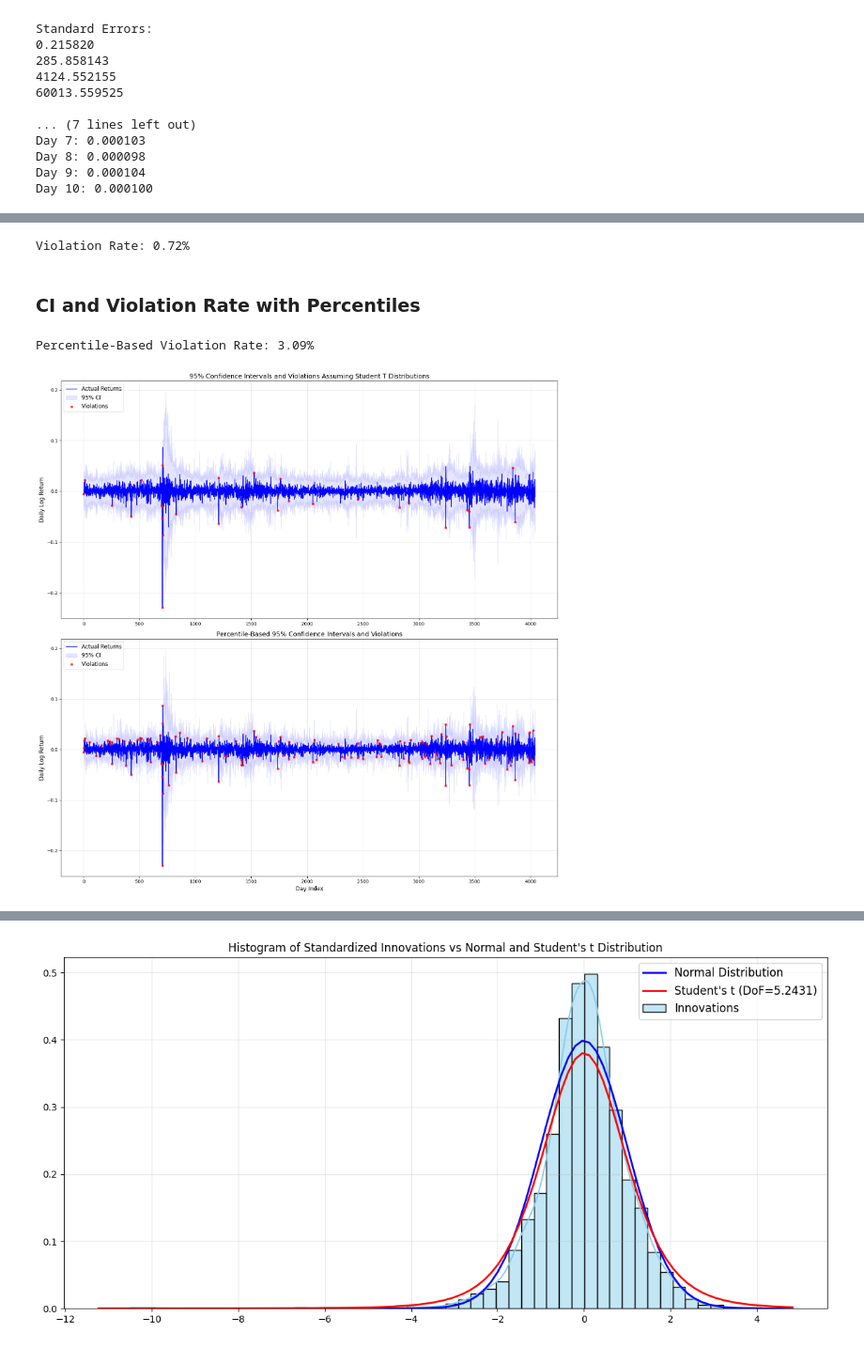
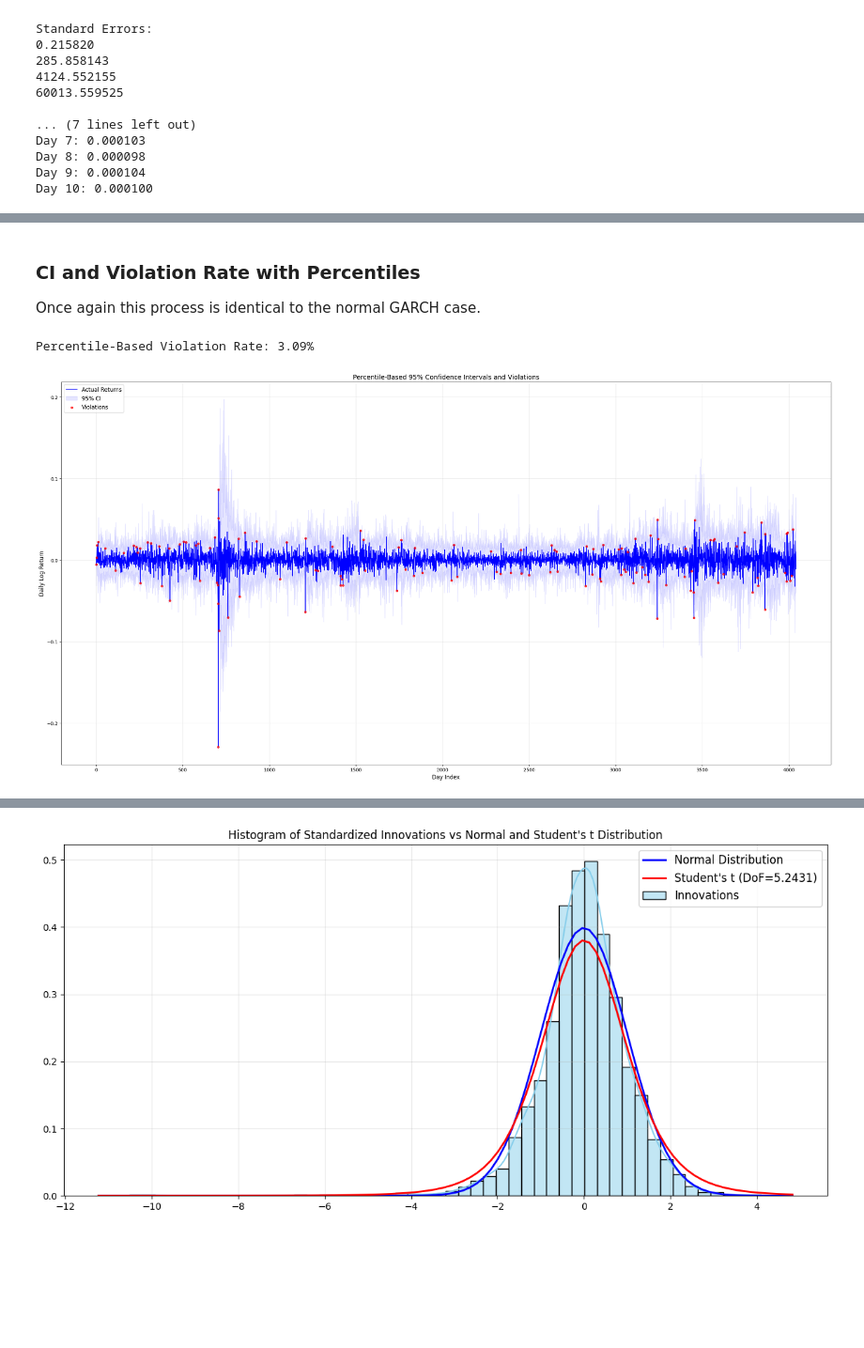
Before and after one commit to Alessandro-Dodon/garch, a Jupyter notebook: Garch.ipynb, the cells around one changed output, grey strips where cells are left out. Shown at 94% size. Drawn from its saved outputs; the diff is of its cells as text; code cells hidden in the pictures; blank space fills up the shorter version.

```diff
--- a/Garch.ipynb
+++ b/Garch.ipynb
@@ -412,26 +411,3 @@ Output:
 - `violations`: Total number of days where the observed return falls outside the confidence interval
 - `violation_rate`: The percentage of days with violations, calculated as
   $ \text{Violation Rate} = \frac{\text{Total Violations}}{\text{Total Sample Days}} $
-# %%
-# Initialize variables
-lower_bounds = np.zeros(sample_days)
-upper_bounds = np.zeros(sample_days)
-violations = 0
-
-# Calculate CIs and check for violations
-for day in range(sample_days):
-    if simulated_returns_aligned[day]:  # Ensure there are aligned values
-        simulated_values = np.array(simulated_returns_aligned[day])
-        sigma = np.std(simulated_values)
-
-        # Compute lower and upper bounds
-        lower_bounds[day] = - 1.96 * sigma
-        upper_bounds[day] = + 1.96 * sigma
-
-        # Check for violation
-        if returns[day] < lower_bounds[day] or returns[day] > upper_bounds[day]:
-            violations += 1
-
-# Calculate violation rate
-violation_rate = violations / sample_days
-print(f"Violation Rate: {violation_rate:.2%}")
@@ -750,33 +701,7 @@ where $t_{\alpha/2, \nu}$ is the critical value from the Student's t-distributio
-# %%
-# Initialize variables
-lower_bounds = np.zeros(sample_days)
-upper_bounds = np.zeros(sample_days)
-violations = 0
-
-# Calculate critical value for 95% confidence interval
-t_critical = t_distribution.ppf(0.975, df=nu)  # 97.5% quantile for 95% CI with nu degrees of freedom
-
-# Calculate CIs and check for violations
-for day in range(sample_days):
-    if simulated_returns_aligned[day]:  # Ensure there are aligned values
-        simulated_values = np.array(simulated_returns_aligned[day])
-        sigma = np.std(simulated_values)  # Compute standard deviation of simulated values
-
-        # Compute lower and upper bounds
-        lower_bounds[day] = - t_critical * sigma
-        upper_bounds[day] = + t_critical * sigma
-
-        # Check for violation
-        if returns[day] < lower_bounds[day] or returns[day] > upper_bounds[day]:
-            violations += 1
-
-# Calculate violation rate
-violation_rate = violations / sample_days
-print(f"Violation Rate: {violation_rate:.2%}")
-# %% [output]
-Violation Rate: 0.72%
 # %% [markdown]
 ### CI and Violation Rate with Percentiles
+
+Once again this process is identical to the normal GARCH case.
 # %%
 # Initialize variables
 lower_bounds_percentile = np.zeros(sample_days)
@@ -802,32 +727,19 @@ print(f"Percentile-Based Violation Rate: {violation_rate_percentile:.2%}")
 # %% [output]
 Percentile-Based Violation Rate: 3.09%
 # %%
-plt.figure(figsize=(16, 16))
+plt.figure(figsize=(30, 15))
 
-# First Graph: Standard Deviation-Based CI
-plt.subplot(2, 1, 1)
-plt.plot(range(sample_days), returns, label="Actual Returns", color="blue", linewidth=1.5)
-plt.fill_between(range(sample_days), lower_bounds, upper_bounds, color="blue", alpha=0.1, label="95% CI")
-violation_days_std = np.where((returns < lower_bounds) | (returns > upper_bounds))[0]
-plt.scatter(violation_days_std, returns[violation_days_std], color="red", alpha=0.7, label="Violations", zorder=5, s=20)
-plt.title("95% Confidence Intervals and Violations Assuming Student's t Distributions", fontsize=14)
-plt.ylabel("Daily Log Return", fontsize=12)
-plt.legend(fontsize=12, loc="upper left")
-plt.grid(alpha=0.3)
-
-# Second Graph: Percentile-Based CI
-plt.subplot(2, 1, 2)
+# Percentile-Based CI
 plt.plot(range(sample_days), returns, label="Actual Returns", color="blue", linewidth=1.5)
 plt.fill_between(range(sample_days), lower_bounds_percentile, upper_bounds_percentile, color="blue", alpha=0.1, label="95% CI")
-violation_days_pct = np.where((returns < lower_bounds_percentile) | (returns > upper_bounds_percentile))[0]
-plt.scatter(violation_days_pct, returns[violation_days_pct], color="red", alpha=0.7, label="Violations", zorder=5, s=20)
+violation_days = np.where((returns < lower_bounds_percentile) | (returns > upper_bounds_percentile))[0]
+plt.scatter(violation_days, returns[violation_days], color="red", alpha=0.7, label="Violations", zorder=5, s=20)
 plt.title("Percentile-Based 95% Confidence Intervals and Violations", fontsize=14)
 plt.xlabel("Day Index", fontsize=12)
 plt.ylabel("Daily Log Return", fontsize=12)
 plt.legend(fontsize=12, loc="upper left")
 plt.grid(alpha=0.3)
 
-plt.tight_layout()
 plt.show()
 # %% [output]
-[figure, old version]
+[figure, new version]
```
Also changed, not shown: parts of 16 cells of this notebook.
